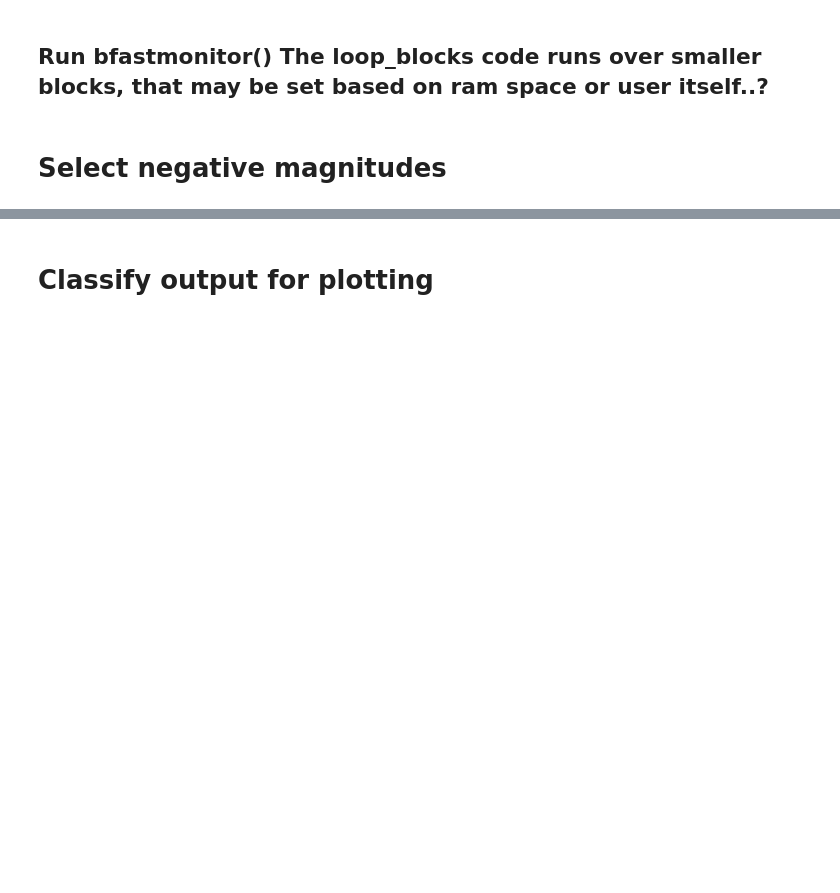
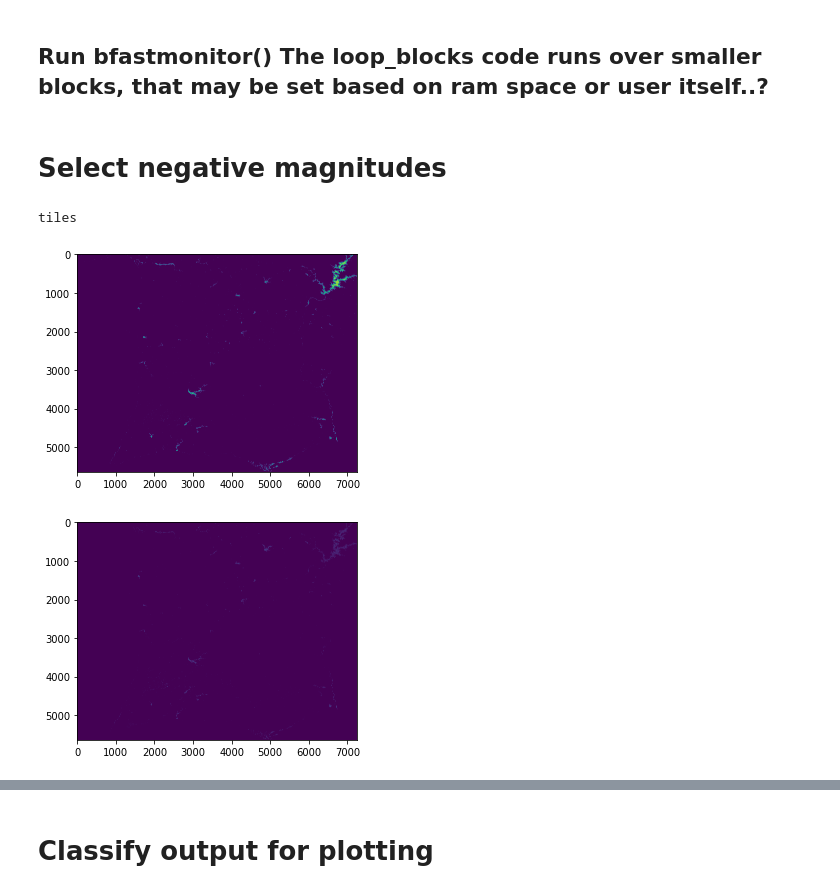
Before and after one commit to DerekvdVen/bfastmonitor_GPU_SEPAL, a Jupyter notebook: dven/bfast_from_sepal-OOP.ipynb, the cells around one changed output, grey strips where cells are left out. Saved outputs shown, nothing was run; the diff lists cells and outputs as text; code cells hidden in the pictures; blank space fills up the shorter version.

```diff
--- a/dven/bfast_from_sepal-OOP.ipynb
+++ b/dven/bfast_from_sepal-OOP.ipynb
@@ -336,0 +261,9 @@ cropped
+# %%
+for tile in data_list:
+    print(tile.dir)
+
+    # if you want to load in previously saved tiles
+    tile.load_breaks_means_arrays_from_file()
+    tile.start_hist = datetime(2018, 9, 14) # get these from log (automatically?) # probs save a dict as log
+    tile.end_monitor = datetime(2020, 8, 19)
+    tile.crop_dates(dates)
@@ -393,16 +432,20 @@ if len(data_list) > 1:
 # %%
 if len(data_list)>1:
     print("tiles")
     means = big_means_array.astype("int")
     breaks = big_breaks_array
 else:
     breaks = data_list[0].breaks_array
-    means = data_list[0].means_array#.astype("int")
+    means = data_list[0].means_array.astype("int")
 
 plt.imshow(means)
 plt.show()
 plt.imshow(breaks)
 plt.show()
+# %% [output]
+tiles
+[figure, added]
+[figure, added]
 # %%
 # positive and negative
 
```
Also changed, not shown: parts of 11 cells of this notebook, 1 other file.
